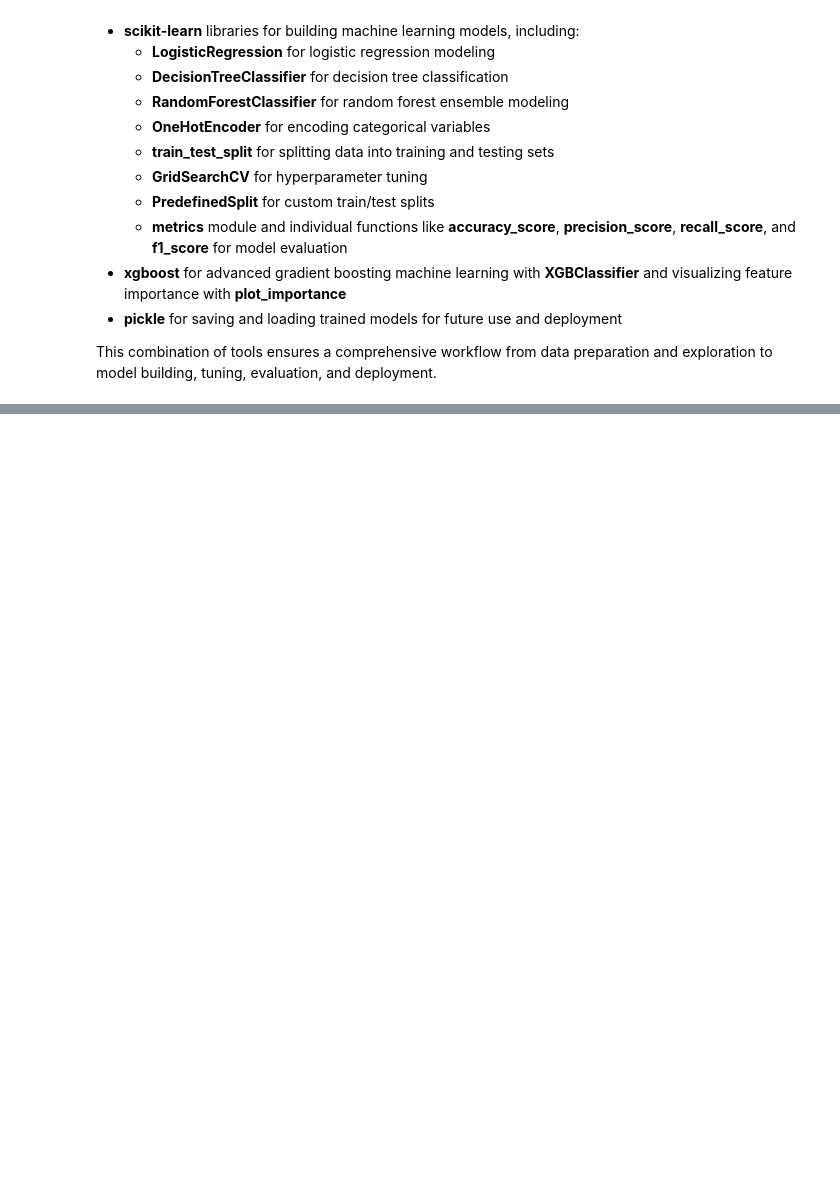
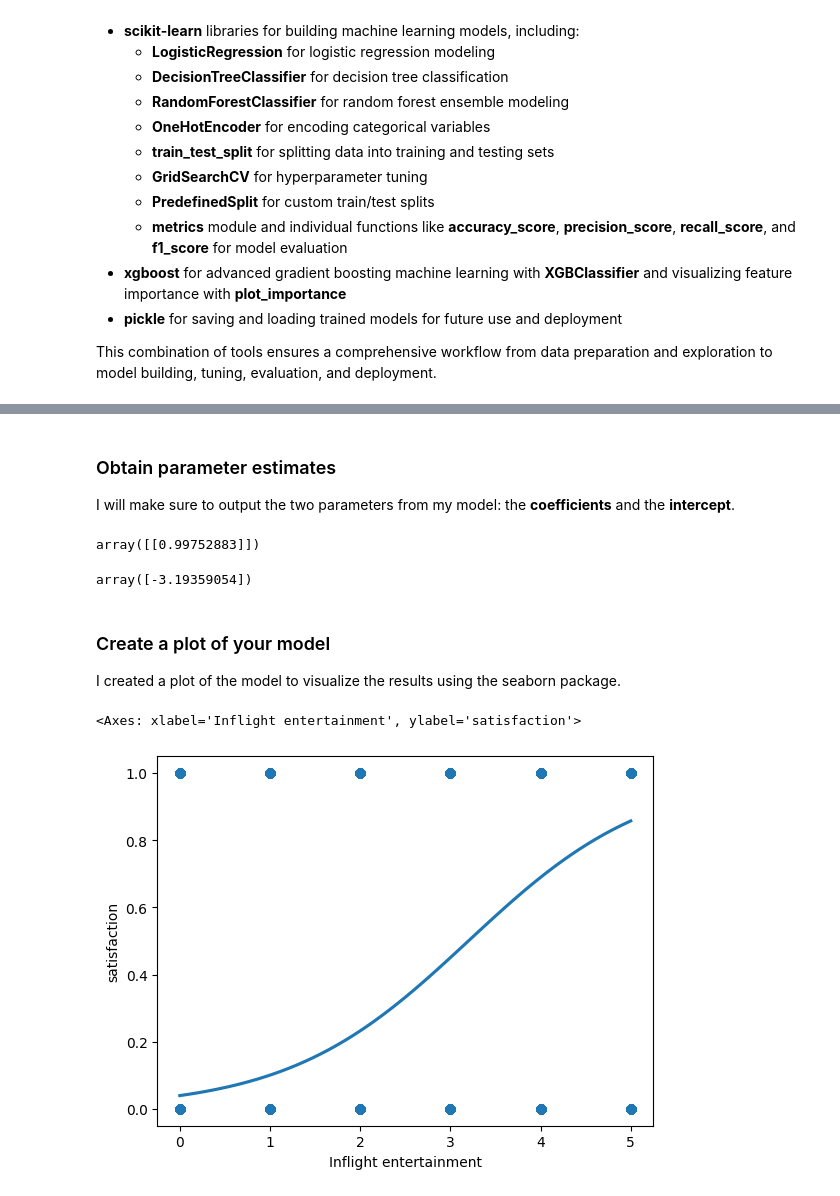
Before and after one commit to Cyberoctane29/Invistico-Airlines-Customer-Satisfaction-Prediction-End-to-End-Analysis-and-Modeling, a Jupyter notebook: Invistico_Airlines_Customer_Satisfaction_Prediction_End_to_End_Analysis_and_Modeling.ipynb, the cells around one changed output, grey strips where cells are left out. Drawn from its saved outputs; the diff is of its cells as text; code cells hidden in the pictures; blank space fills up the shorter version.

```diff
--- a/Invistico_Airlines_Customer_Satisfaction_Prediction_End_to_End_Analysis_and_Modeling.ipynb
+++ b/Invistico_Airlines_Customer_Satisfaction_Prediction_End_to_End_Analysis_and_Modeling.ipynb
@@ -154,0 +473,20 @@ memory usage: 21.8+ MB
+# %% [markdown]
+### Obtain parameter estimates
+I will make sure to output the two parameters from my model: the **coefficients** and the **intercept**.
+# %%
+airline_log_clf.coef_
+# %% [output]
+array([[0.99752883]])
+# %%
+airline_log_clf.intercept_
+# %% [output]
+array([-3.19359054])
+# %% [markdown]
+### Create a plot of your model
+
+I created a plot of the model to visualize the results using the seaborn package.
+# %%
+sns.regplot(x="Inflight entertainment", y="satisfaction", data=airline_df_subset, logistic=True, ci=None)
+# %% [output]
+<Axes: xlabel='Inflight entertainment', ylabel='satisfaction'>
+[figure, added]
```
Also changed, not shown: parts of 79 cells of this notebook, 1 other file.
